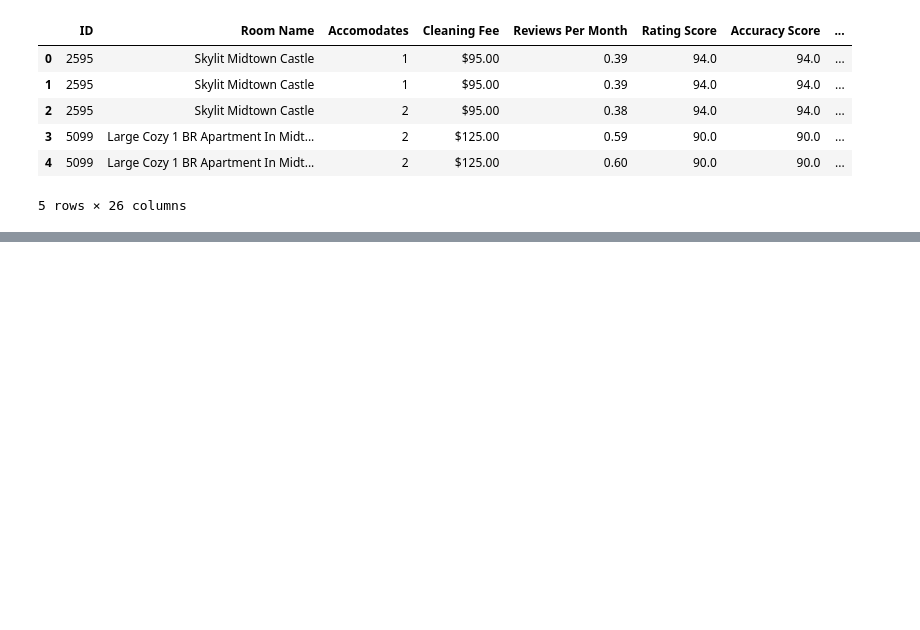
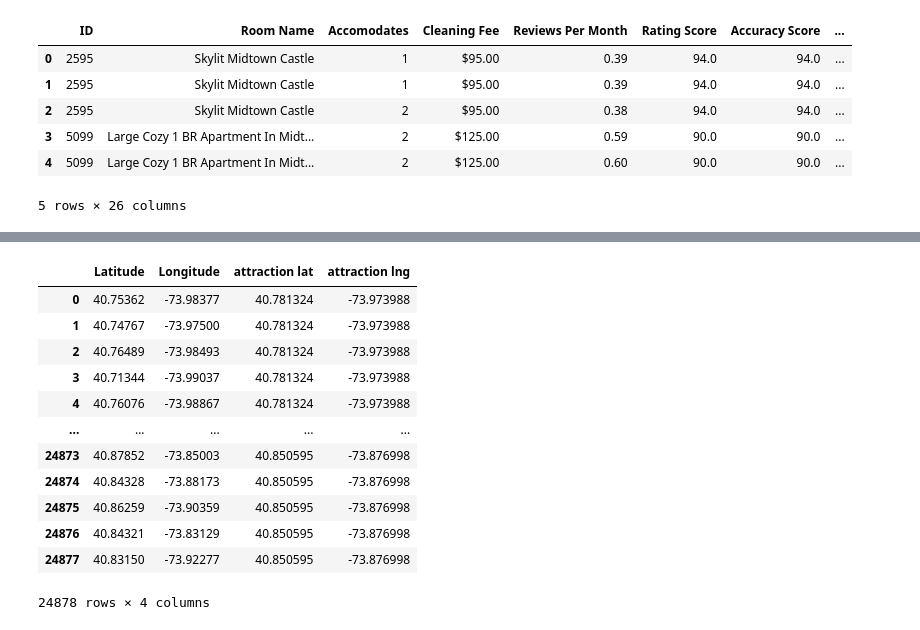
Before and after one commit to parriswoods22/Room11, a Jupyter notebook: Airbnb & Attractions.ipynb, the cells around one changed output, grey strips where cells are left out. Cells and saved outputs as stored; diff of their text form; code cells hidden in the pictures; blank space fills up the shorter version.

```diff
--- a/Airbnb & Attractions.ipynb
+++ b/Airbnb & Attractions.ipynb
@@ -281,0 +262,17 @@ close_final_df
+# %%
+close_coord_df = close_final_df[['Latitude','Longitude','attraction lat','attraction lng']]
+close_coord_df
+# %% [output]
+|  | Latitude | Longitude | attraction lat | attraction lng |
+| 0 | 40.75362 | -73.98377 | 40.781324 | -73.973988 |
+| 1 | 40.74767 | -73.97500 | 40.781324 | -73.973988 |
+| 2 | 40.76489 | -73.98493 | 40.781324 | -73.973988 |
+| 3 | 40.71344 | -73.99037 | 40.781324 | -73.973988 |
+| 4 | 40.76076 | -73.98867 | 40.781324 | -73.973988 |
+| ... | ... | ... | ... | ... |
+| 24873 | 40.87852 | -73.85003 | 40.850595 | -73.876998 |
+| 24874 | 40.84328 | -73.88173 | 40.850595 | -73.876998 |
+| 24875 | 40.86259 | -73.90359 | 40.850595 | -73.876998 |
+| 24876 | 40.84321 | -73.83129 | 40.850595 | -73.876998 |
+| 24877 | 40.83150 | -73.92277 | 40.850595 | -73.876998 |
+24878 rows × 4 columns
```
Also changed, not shown: parts of 21 cells of this notebook.
